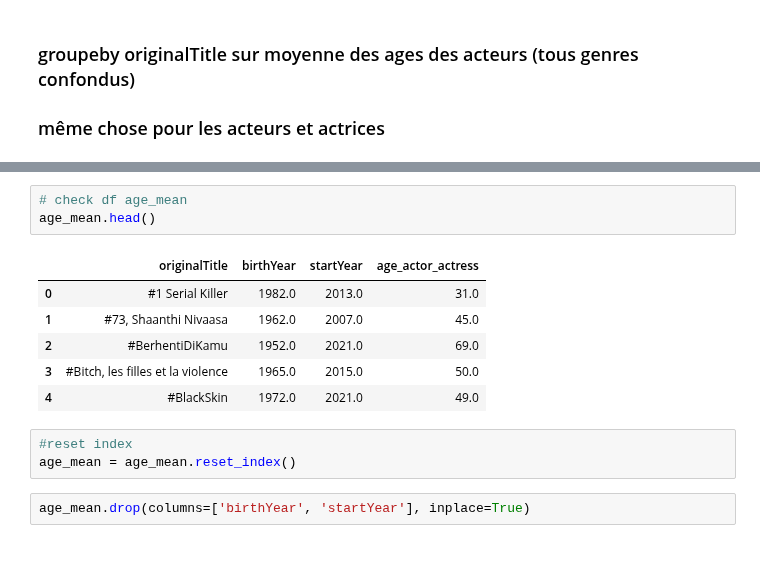
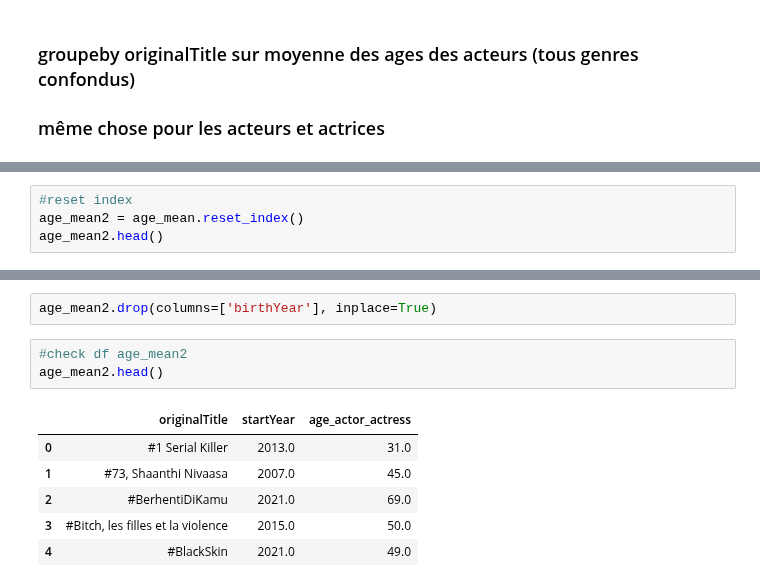
Before and after one commit to CathieLC/Wild_movie_project, a Jupyter notebook: Catherine/Catherine_mean_age_actors.ipynb, the cells around one changed output, grey strips where cells are left out. Cells and saved outputs as stored; diff of their text form; blank space fills up the shorter version.

```diff
--- a/Catherine/Catherine_mean_age_actors.ipynb
+++ b/Catherine/Catherine_mean_age_actors.ipynb
@@ -460,0 +489,4 @@ age_mean = round(actors_title_movies.groupby('originalTitle').mean('age_actor_ac
+# %%
+#reset index
+age_mean2 = age_mean.reset_index()
+age_mean2.head()
@@ -461,15 +500,12 @@ age_mean = round(actors_title_movies.groupby('originalTitle').mean('age_actor_ac
+# %%
+age_mean2.drop(columns=['birthYear'], inplace=True)
 # %%
-# check df age_mean
-age_mean.head()
+#check df age_mean2
+age_mean2.head()
 # %% [output]
-|  | originalTitle | birthYear | startYear | age_actor_actress |
-| 0 | #1 Serial Killer | 1982.0 | 2013.0 | 31.0 |
-| 1 | #73, Shaanthi Nivaasa | 1962.0 | 2007.0 | 45.0 |
-| 2 | #BerhentiDiKamu | 1952.0 | 2021.0 | 69.0 |
-| 3 | #Bitch, les filles et la violence | 1965.0 | 2015.0 | 50.0 |
-| 4 | #BlackSkin | 1972.0 | 2021.0 | 49.0 |
+|  | originalTitle | startYear | age_actor_actress |
+| 0 | #1 Serial Killer | 2013.0 | 31.0 |
+| 1 | #73, Shaanthi Nivaasa | 2007.0 | 45.0 |
+| 2 | #BerhentiDiKamu | 2021.0 | 69.0 |
+| 3 | #Bitch, les filles et la violence | 2015.0 | 50.0 |
+| 4 | #BlackSkin | 2021.0 | 49.0 |
-# %%
-#reset index
-age_mean = age_mean.reset_index()
-# %%
-age_mean.drop(columns=['birthYear', 'startYear'], inplace=True)
```
Also changed, not shown: parts of 35 cells of this notebook.
